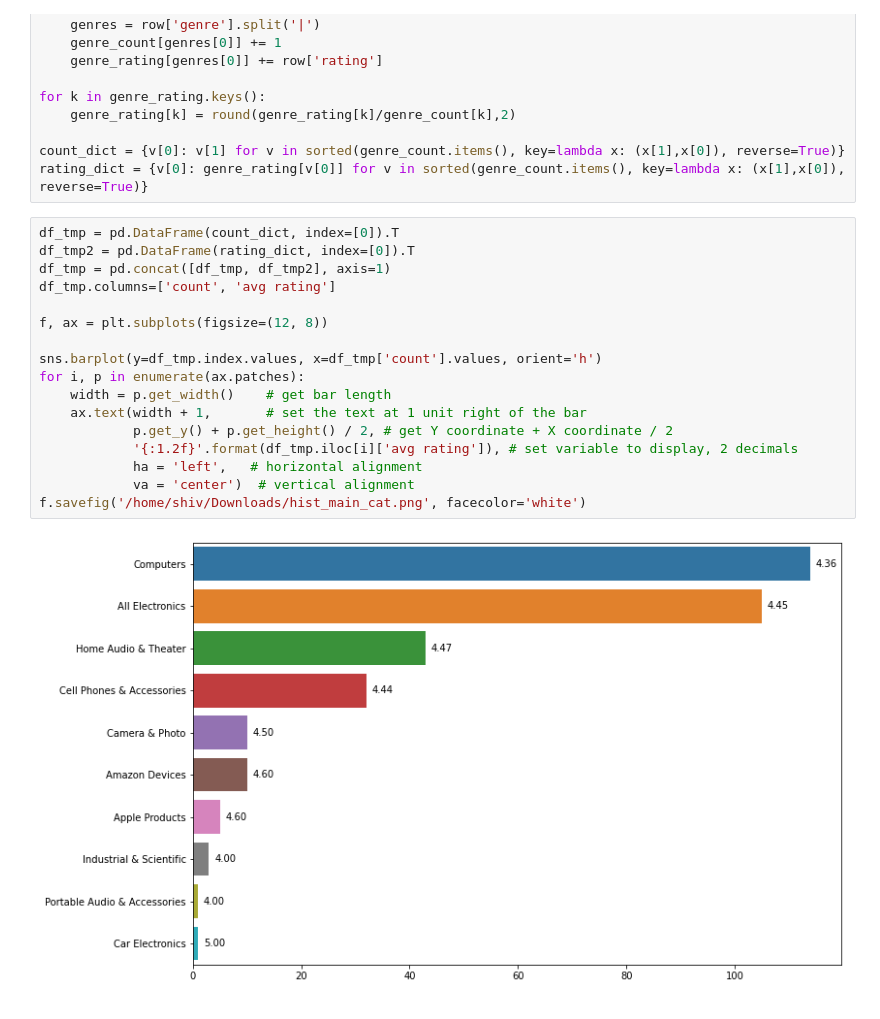
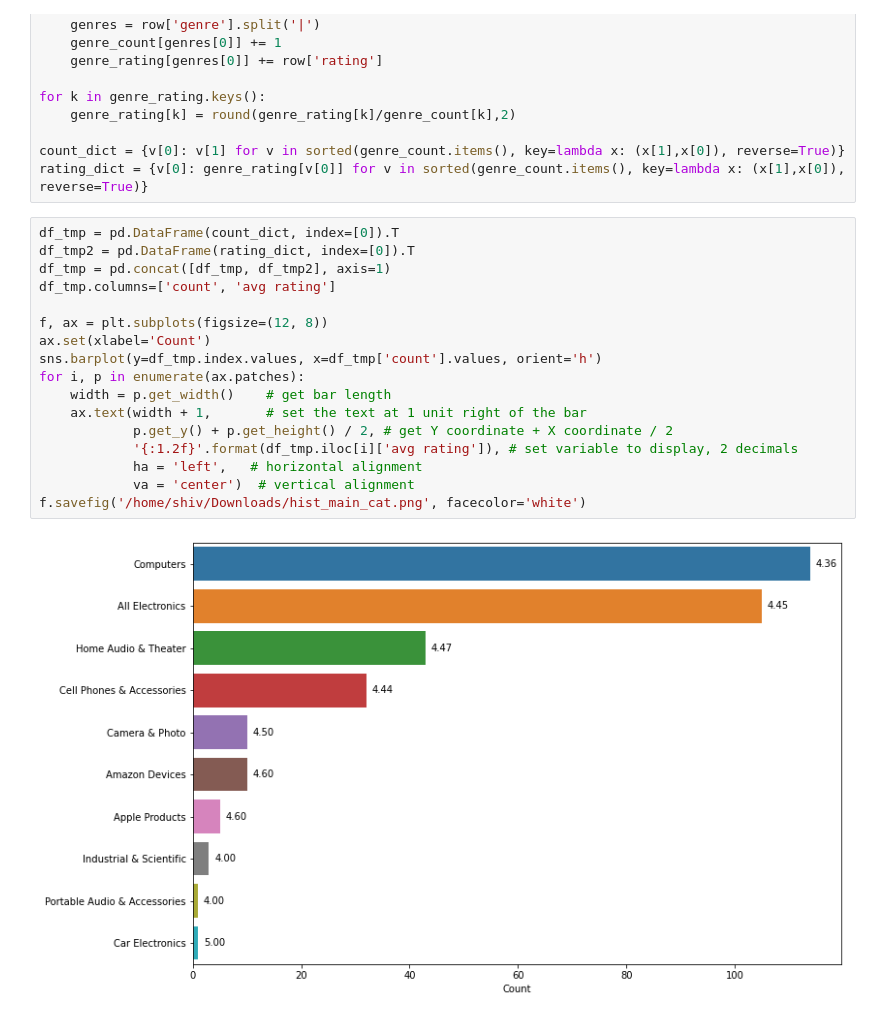
Before and after one commit to ss-github-code/capstone_recsys, a Jupyter notebook: data_preparation/eda.ipynb, the cells around one changed output. Saved outputs shown, nothing was run; the diff lists cells and outputs as text.

```diff
--- a/data_preparation/eda.ipynb
+++ b/data_preparation/eda.ipynb
@@ -149,19 +150,19 @@ rating_dict = {v[0]: genre_rating[v[0]] for v in sorted(genre_count.items(), key
 # %%
 df_tmp = pd.DataFrame(count_dict, index=[0]).T
 df_tmp2 = pd.DataFrame(rating_dict, index=[0]).T
 df_tmp = pd.concat([df_tmp, df_tmp2], axis=1)
 df_tmp.columns=['count', 'avg rating']
 
 f, ax = plt.subplots(figsize=(12, 8))
-
+ax.set(xlabel='Count')
 sns.barplot(y=df_tmp.index.values, x=df_tmp['count'].values, orient='h')
 for i, p in enumerate(ax.patches):
     width = p.get_width()    # get bar length
     ax.text(width + 1,       # set the text at 1 unit right of the bar
             p.get_y() + p.get_height() / 2, # get Y coordinate + X coordinate / 2
             '{:1.2f}'.format(df_tmp.iloc[i]['avg rating']), # set variable to display, 2 decimals
             ha = 'left',   # horizontal alignment
             va = 'center')  # vertical alignment
 f.savefig('/home/shiv/Downloads/hist_main_cat.png', facecolor='white')
 # %% [output]
-[figure, old version]
+[figure, new version]
```
Also changed, not shown: parts of 1 cell of this notebook, 11 other files.
